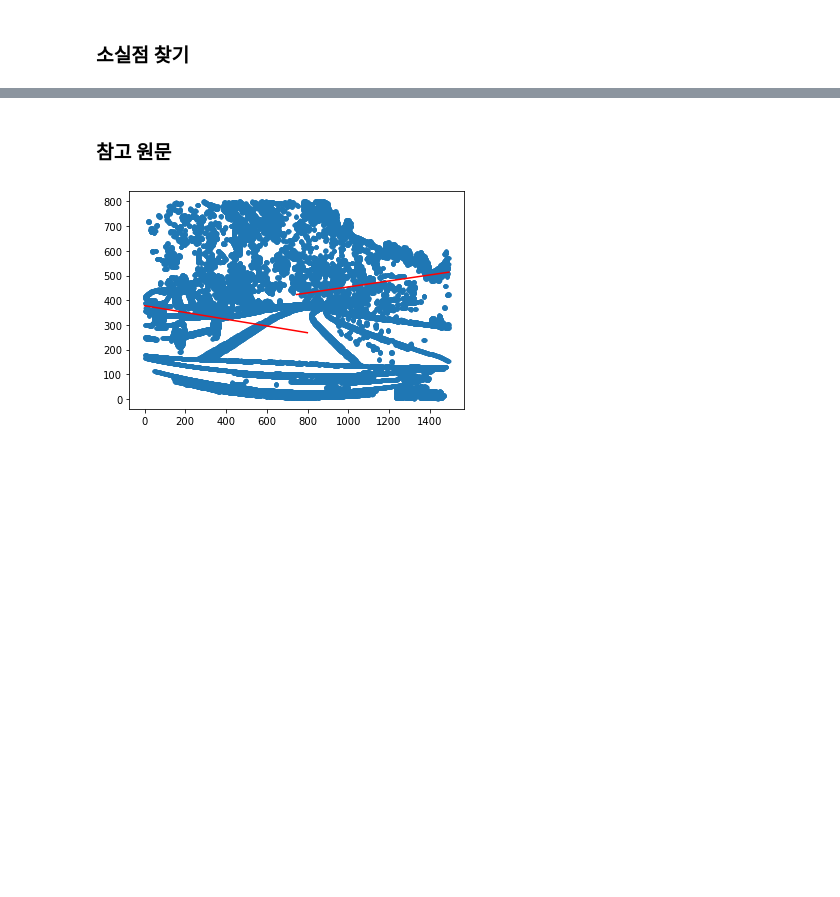
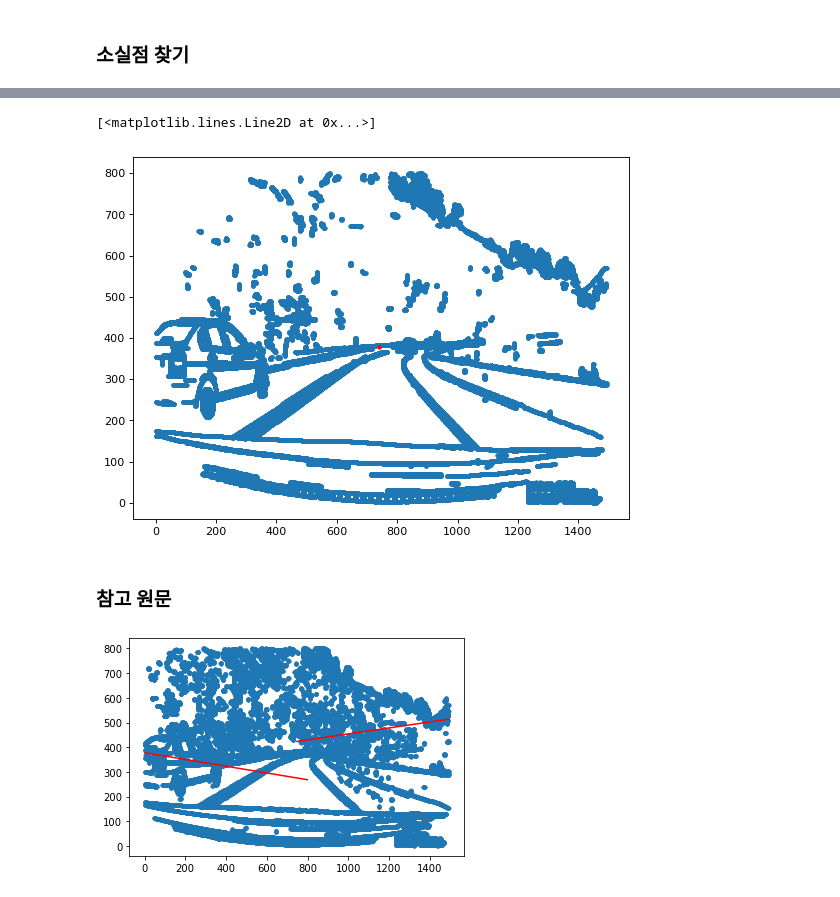
Before and after one commit to yukyeongmin/dashcam_image_anlaysis, a Jupyter notebook: Untitled.ipynb, the cells around one changed output, grey strips where cells are left out. Saved outputs shown, nothing was run; the diff lists cells and outputs as text; code cells hidden in the pictures; blank space fills up the shorter version.

```diff
--- a/Untitled.ipynb
+++ b/Untitled.ipynb
@@ -202,3 +202,10 @@ for i in range(repeat):
+# %%
+figure(figsize=(8, 6), dpi=80)
+plt.plot(points[:,0],max(points[:,1])-points[:,1],'.')
+plt.plot(vanishing[0],max(points[:,1])-vanishing[1],'.',color='red')
+# %% [output]
+[<matplotlib.lines.Line2D at 0x...>]
+[figure, added]
 # %% [markdown]
 ### 참고 원문 ###
 # %%
```
Also changed, not shown: parts of 17 cells of this notebook, 1 other file.
